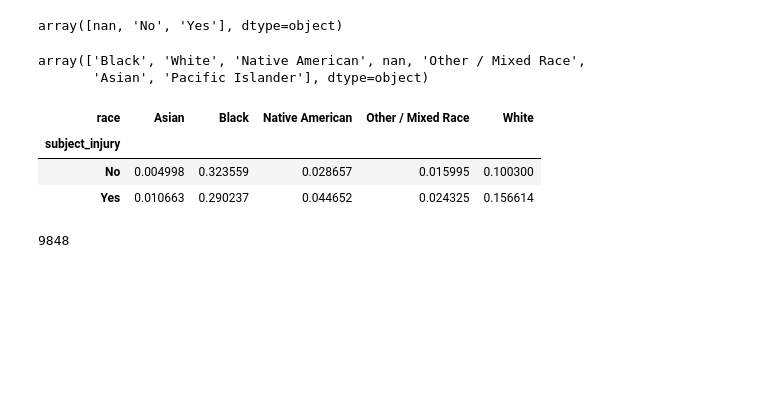
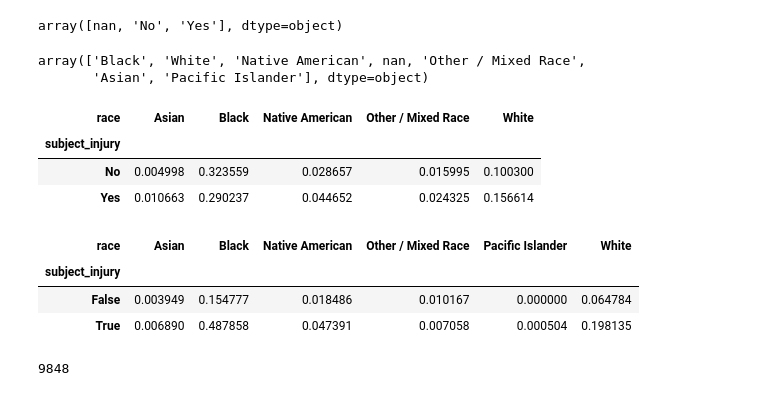
Before and after one commit to wbrannock/github_branching, a Jupyter notebook: assignment_4.ipynb, the cells around one changed output. Cells and saved outputs as stored; diff of their text form; code cells hidden in the pictures; blank space fills up the shorter version.

```diff
--- a/assignment_4.ipynb
+++ b/assignment_4.ipynb
@@ -32,6 +32,13 @@ pd.crosstab(df['subject_injury'], df['race'], normalize=True)
 | subject_injury |  |  |  |  |  |
 | No | 0.004998 | 0.323559 | 0.028657 | 0.015995 | 0.100300 |
 | Yes | 0.010663 | 0.290237 | 0.044652 | 0.024325 | 0.156614 |
+# %%
+pd.crosstab(df['subject_injury'].isna(), df['race'], normalize=True)
+# %% [output]
+| race | Asian | Black | Native American | Other / Mixed Race | Pacific Islander | White |
+| subject_injury |  |  |  |  |  |  |
+| False | 0.003949 | 0.154777 | 0.018486 | 0.010167 | 0.000000 | 0.064784 |
+| True | 0.006890 | 0.487858 | 0.047391 | 0.007058 | 0.000504 | 0.198135 |
 # %%
 sum(df['subject_injury'].isna())
 # %% [output]
```
Also changed, not shown: parts of 3 cells of this notebook.
